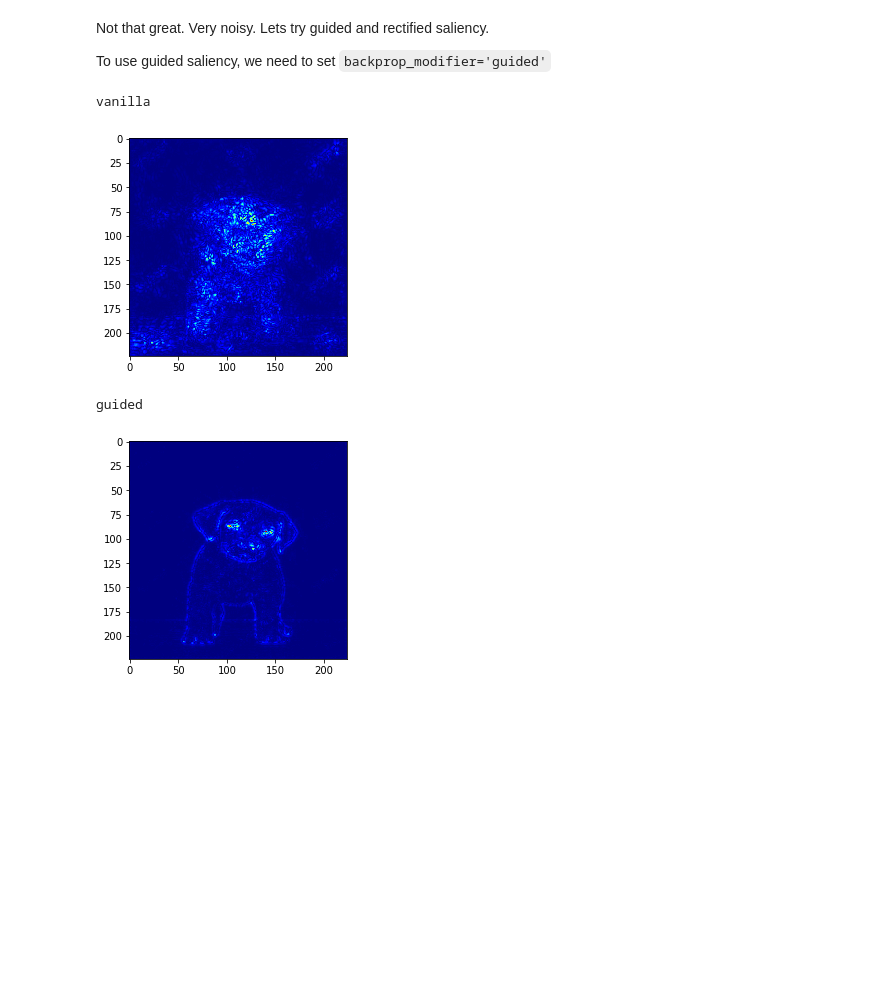
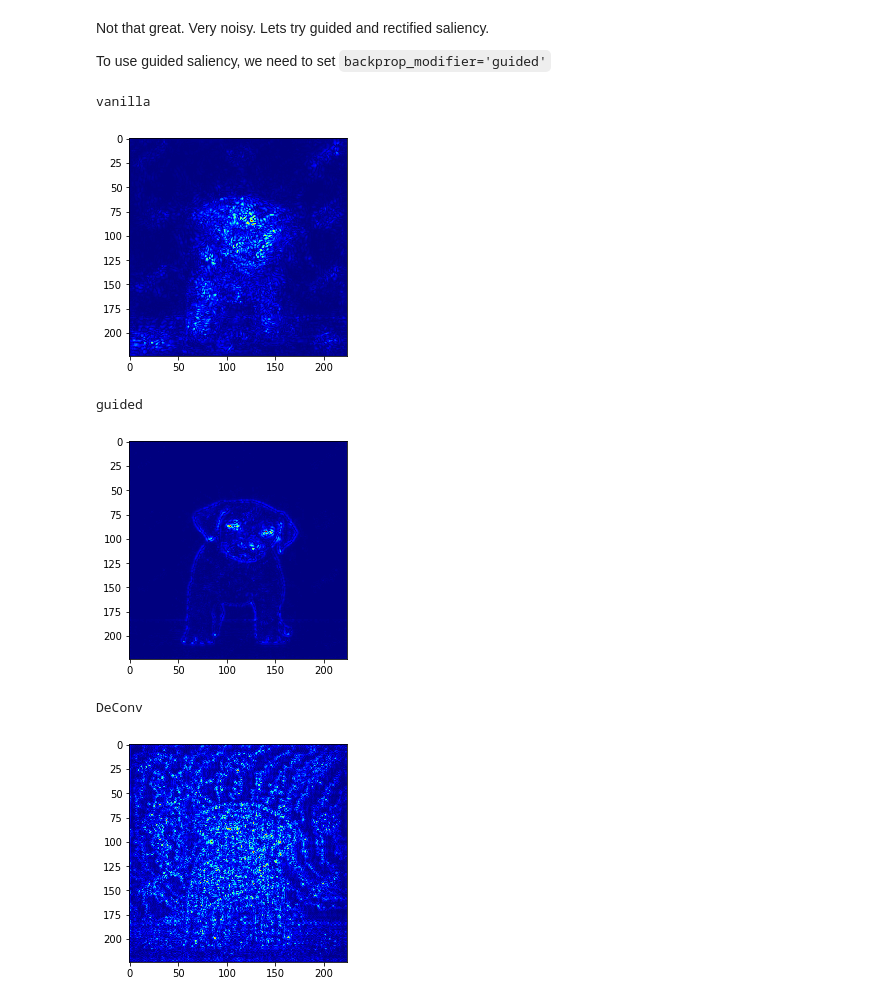
Before and after one commit to Abhijit-2592/talks, a Jupyter notebook: cnn_vis/saliency_map.ipynb, the cells around one changed output. Cells and saved outputs as stored; diff of their text form; code cells hidden in the pictures; blank space fills up the shorter version.

```diff
--- a/cnn_vis/saliency_map.ipynb
+++ b/cnn_vis/saliency_map.ipynb
@@ -57,17 +57,21 @@ Not that great. Very noisy. Lets try guided and rectified saliency.
 
 To use guided saliency, we need to set `backprop_modifier='guided'`
 # %%
-for modifier in [None, 'guided']:
+for modifier in [None, 'guided', "relu"]:
     if modifier is None:
         print("vanilla")
+    elif modifier == "relu":
+        print("DeConv")
     else:
         print(modifier)
     grads = visualize_saliency(model, layer_idx, filter_indices=208,
                                seed_input=img, backprop_modifier=modifier)
     plt.imshow(grads, cmap='jet')
     plt.show()
 # %% [output]
 vanilla
 [figure]
 guided
 [figure]
+DeConv
+[figure, added]
```
